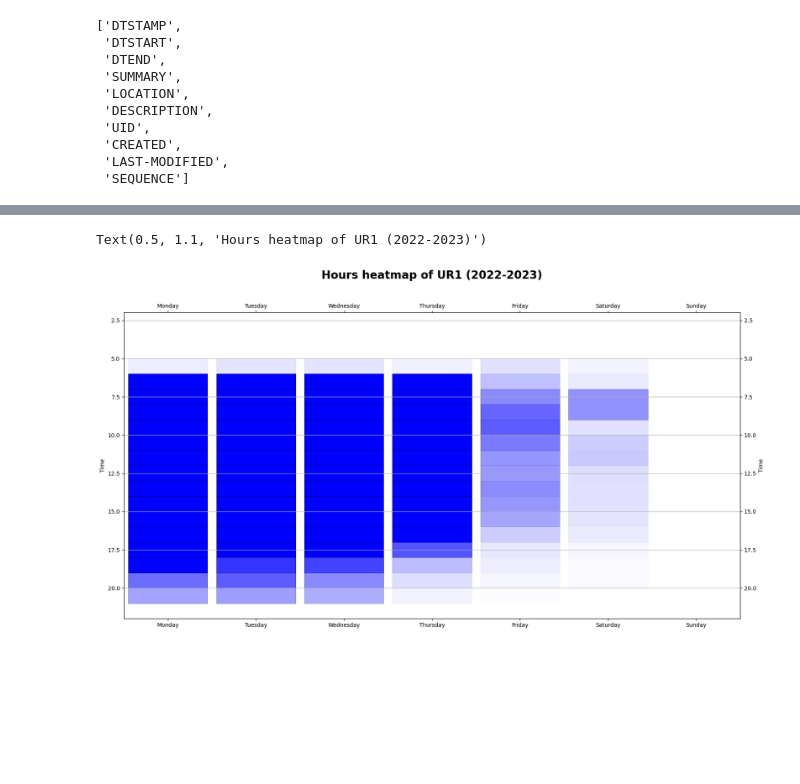
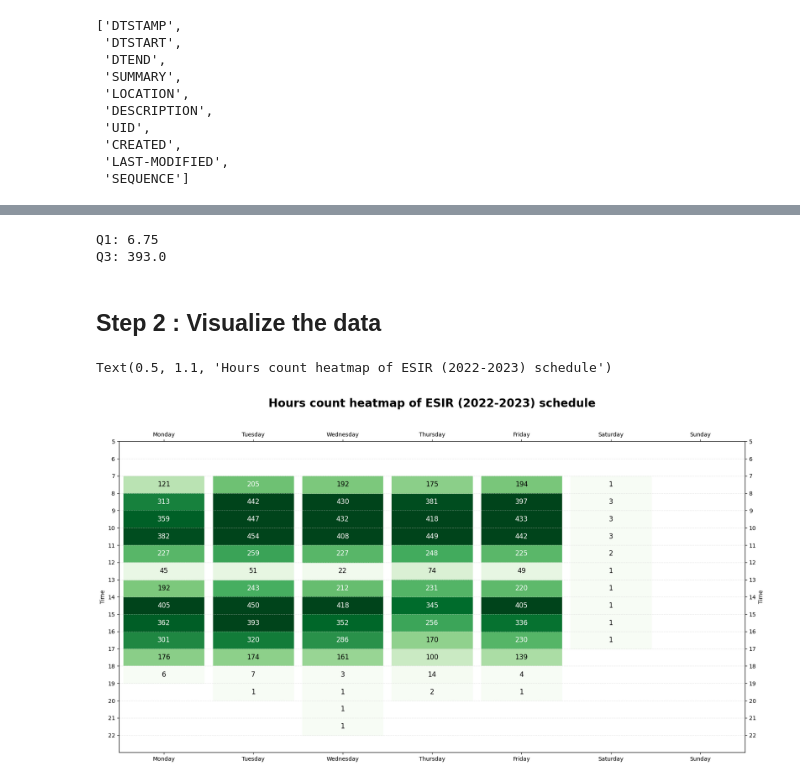
Before and after one commit to CodyAdam/data-engineering, a Jupyter notebook: Project/main.ipynb, the cells around one changed output, grey strips where cells are left out. Drawn from its saved outputs; the diff is of its cells as text; code cells hidden in the pictures; blank space fills up the shorter version.

```diff
--- a/Project/main.ipynb
+++ b/Project/main.ipynb
@@ -70,0 +94,8 @@ df.head()
+# %%
+# add 1 hour to the start_time and end_time
+
+df = raw_df.copy()
+
+df['start_time'] = raw_df['start_time'] + pd.Timedelta(hours=1)
+df['end_time'] = raw_df['end_time'] + pd.Timedelta(hours=1)
+df.head()
@@ -70,0 +116,6 @@ df.head()
+# %%
+df['duration'] = df['end_time'] - df['start_time']
+hours10 = pd.Timedelta(hours=10)
+
+df = df[df['duration'] < hours10]
+df.head()
@@ -73,52 +191,75 @@ df.head()
+# %%
+Q1 = hours_df['count'].quantile(0.25)
+Q3 = hours_df['count'].quantile(0.80)
+
+print(f'Q1: {Q1}')
+print(f'Q3: {Q3}')
+# %% [output]
+Q1: 6.75
+Q3: 393.0
+# %% [markdown]
+## Step 2 : Visualize the data
 # %%
 
 day_to_index = {
-    'Monday': 0,
-    'Tuesday': 1,
-    'Wednesday': 2,
-    'Thursday': 3,
-    'Friday': 4,
-    'Saturday': 5,
-    'Sunday': 6
+    'Monday': 1,
+    'Tuesday': 2,
+    'Wednesday': 3,
+    'Thursday': 4,
+    'Friday': 5,
+    'Saturday': 6,
+    'Sunday': 7
 }
 
 fig = plt.figure(figsize=(20,10))
 ax = fig.add_subplot(111)
+max_count = max(hours.values())
 
 # Plot the events
-for event in df.itertuples():
-    data=""
-    day = event.start_time.day_name()
+for key in hours.keys():
+    hour, day = key
+    count = hours[key]
     if day not in day_to_index:
         print('Day {0} not found'.format(day))
         continue
     day_index = day_to_index[day]
-    start_hour = event.start_time.hour
-    end_hour = event.end_time.hour
-    # plot event
-    ax.fill_between([day_index-.45, day_index+.45], [start_hour, start_hour], [end_hour,end_hour], color="b",  alpha=.01,  edgecolor='k', linewidth=0.5)
+    start_hour = hour
+    end_hour = hour+1
+
+    # Compute the color based on the count and quantiles
+    normalized_count = (count-Q1)/(Q3-Q1)
+    color =  plt.cm.Greens(normalized_count)
+    font_color = 'w' if normalized_count > 0.5 else 'k'
+    ax.fill_between([day_index-.45, day_index+.45], [start_hour, start_hour], [end_hour,end_hour], color=color)
 
     # plot event count in this box
-    # plt.text(day_index, (start_hour+end_hour)*0.5, data, ha='center', va='center', fontsize=7, color='w')
+    plt.text(day_index, (start_hour+end_hour)*0.5, count, ha='center', va='center', fontsize=12, color=font_color)
 
 
 # Set Axis
-ax.yaxis.grid()
-ax.set_ylim(22, 2)
+
+# dot grid
+ax.yaxis.grid(True, linestyle='--', which='major', color='lightgrey', alpha=0.5)
+ax.set_ylim(23, 5)
+ax.set_yticks(range(5,23))
 ax.set_ylabel('Time')
 ax.set_xlim(0.5,len(day_to_index)+0.5)
 ax.set_xticks(range(1,len(day_to_index)+1))
 ax.set_xticklabels(day_to_index.keys())
 
 # Set Second Axis
 ax2=ax.twiny().twinx()
 ax2.set_xlim(ax.get_xlim())
 ax2.set_ylim(ax.get_ylim())
+ax2.set_yticks(ax.get_yticks())
 ax2.set_xticks(ax.get_xticks())
 ax2.set_xticklabels(day_to_index.keys() )
 ax2.set_ylabel('Time')
 
-plt.title("Hours heatmap of UR1 (2022-2023)", fontsize=20, fontweight='bold', y=1.10)
+# add colorbar
+sm = plt.cm.ScalarMappable(cmap=plt.cm.gist_heat, norm=plt.Normalize(vmin=0, vmax=max_count))
+
+plt.title(f"Hours count heatmap of {data_name} schedule", fontsize=20, fontweight='bold', y=1.10)
 # %% [output]
-Text(0.5, 1.1, 'Hours heatmap of UR1 (2022-2023)')
+Text(0.5, 1.1, 'Hours count heatmap of ESIR (2022-2023) schedule')
-[figure, old version]
+[figure, new version]
```
Also changed, not shown: parts of 14 cells of this notebook, 5 other files.
